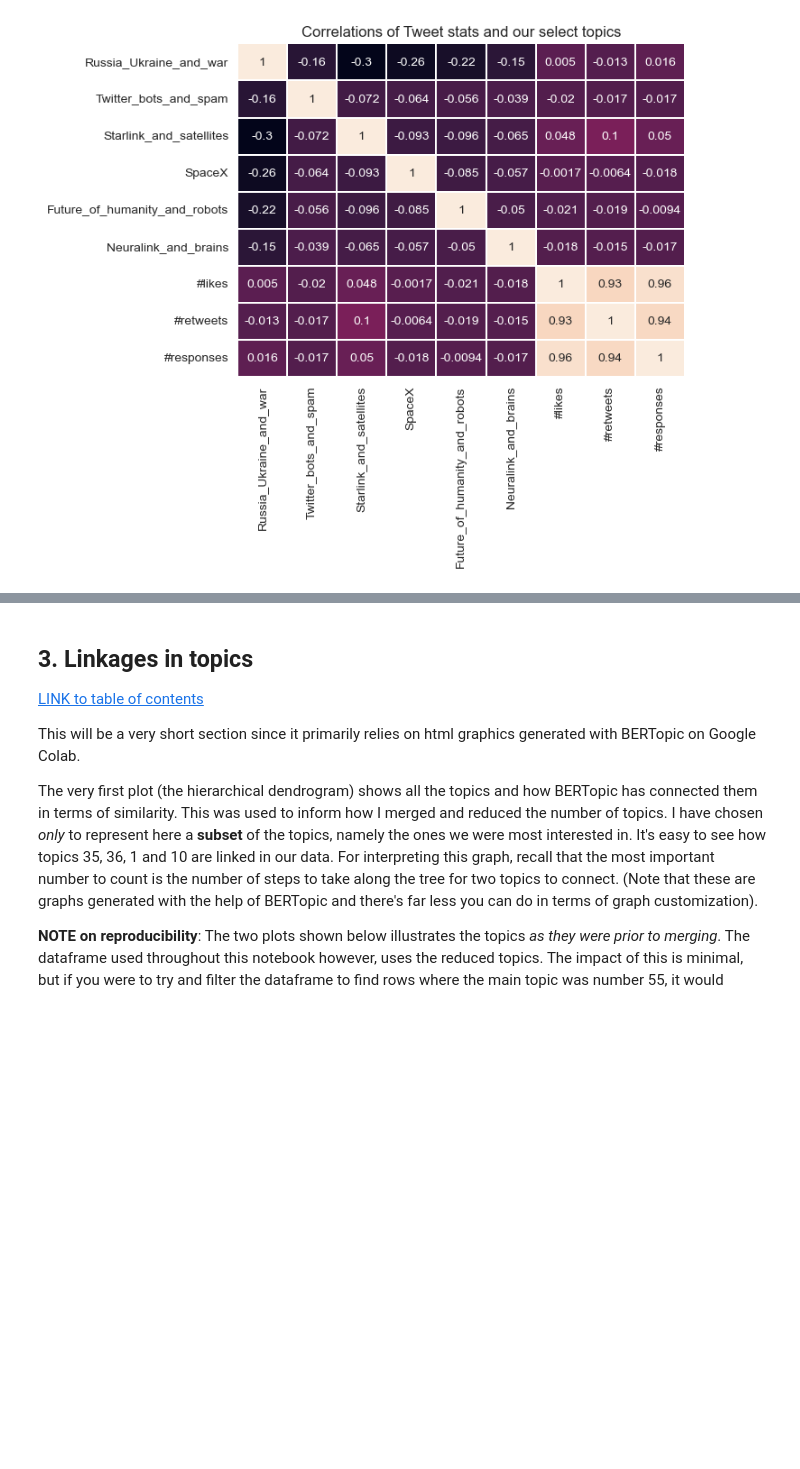
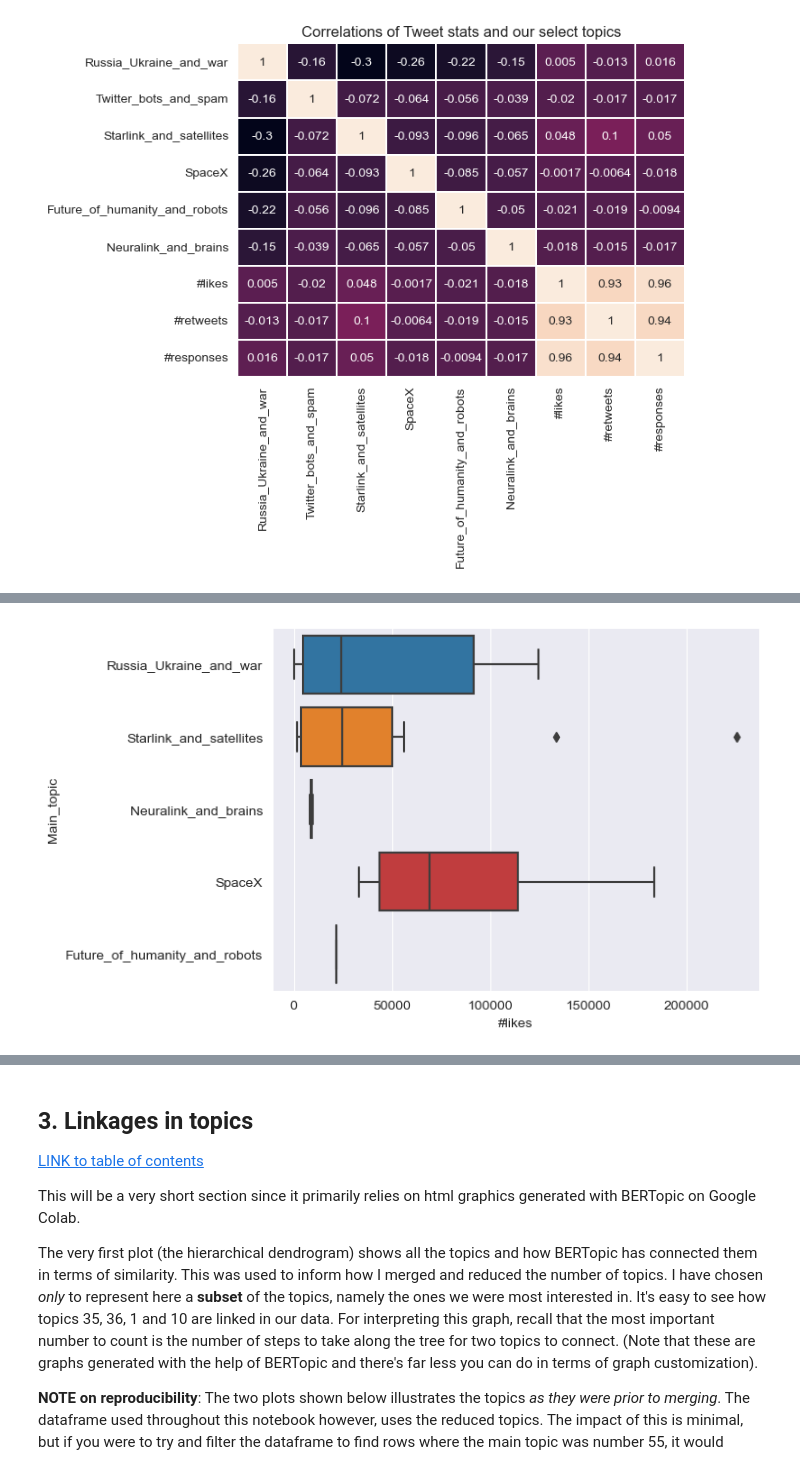
Before and after one commit to Ioana-P/twitter_topic_and_sentiment_tracking, a Jupyter notebook: 2. Topic_modelling_with_BERT.ipynb, the cells around one changed output, grey strips where cells are left out. Cells and saved outputs as stored; diff of their text form; code cells hidden in the pictures; blank space fills up the shorter version.

Commit message:
update graphics with new theme

```diff
--- a/2. Topic_modelling_with_BERT.ipynb
+++ b/2. Topic_modelling_with_BERT.ipynb
@@ -355,0 +400,4 @@ As anticipated, there was nothing to report on when looking at this broader asso
+# %%
+topics_categ = topics_select.join([df[['datetime', 'By_or_at_Musk',
+                                                 '#likes',	'#retweets','#responses']]], how='inner')
+topics_categ.info()
@@ -355,0 +419,4 @@ As anticipated, there was nothing to report on when looking at this broader asso
+# %%
+sns.boxplot(data=topics_categ.loc[topics_categ.By_or_at_Musk=='By @elonmusk'], x='#likes', y='Main_topic');
+# %% [output]
+[figure, added]
```
Also changed, not shown: parts of 14 cells of this notebook, 22 other files.
